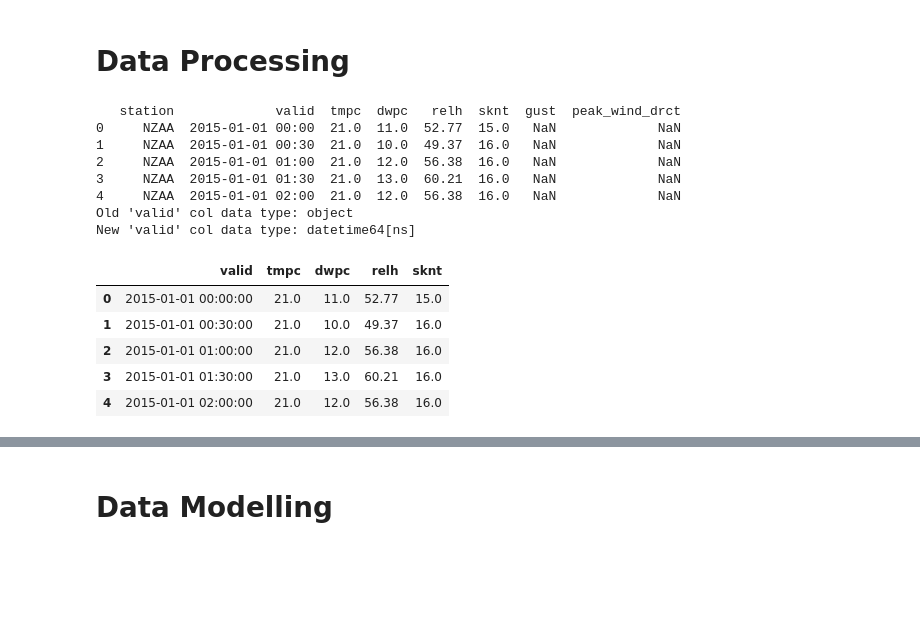
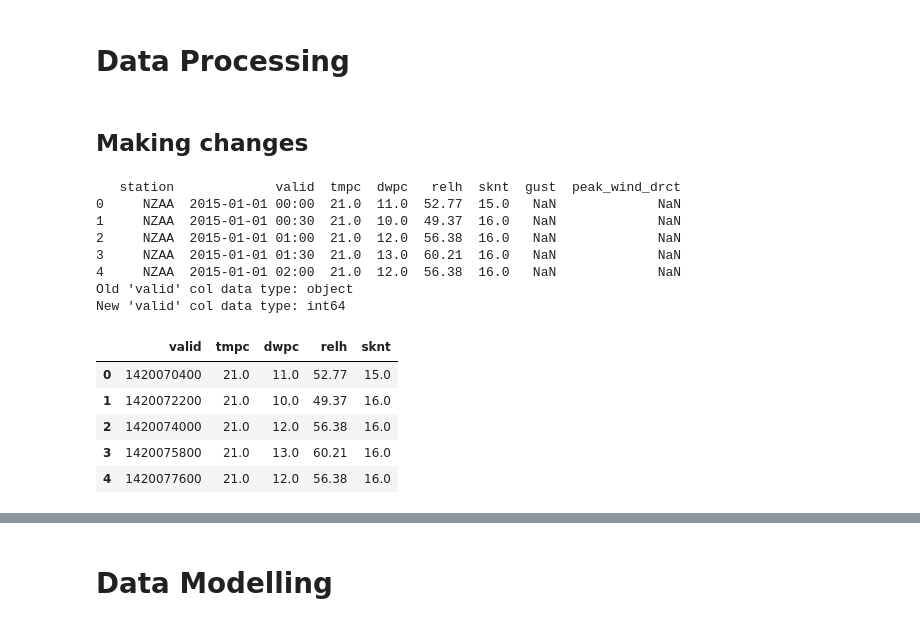
Before and after one commit to BraveNewWord/msa-phase-2, a Jupyter notebook: data-science-module/submission.ipynb, the cells around one changed output, grey strips where cells are left out. Saved outputs shown, nothing was run; the diff lists cells and outputs as text; code cells hidden in the pictures; blank space fills up the shorter version.

Commit message:
Train test split dataset

```diff
--- a/data-science-module/submission.ipynb
+++ b/data-science-module/submission.ipynb
@@ -65,32 +65,35 @@ plt.show()
 All the data in the dataset appear to be collected from the same station which is NZAA. The data are collected on the dates ranging from 1/01/2015 0:00 to 30/12/2020 23:30. The the gust measurement column of the dataset is sparsely populated compared to the other measurement columns of tmpc, dwpc, relh and sknt. The peak_wind_drct column appears to have no data present in it so it was ignored in the EDA.
 # %% [markdown]
 # Data Processing
+# %% [markdown]
+## Making changes
 # %%
 # dataset.head() # Show the first five results.
 dataset = pd.read_csv("weather-data.csv")
 print(dataset.head()) # Show the first five results.
 
 # remove useless data
 dataset.drop(columns=[" station", "gust", "peak_wind_drct"], inplace=True)
 
-# convert 'valid' column data type to datetime format
+# convert 'valid' column data type to unix timestamps in int64 format
 print("Old 'valid' col data type: " + str(dataset['valid'].dtypes))
 dataset['valid'] = pd.to_datetime(dataset['valid'], format = '%Y-%m-%d %H:%M:%S', errors = 'coerce')
+dataset['valid'] = (dataset['valid'] - pd.Timestamp("1970-01-01")) // pd.Timedelta('1s')
 print("New 'valid' col data type: " + str(dataset['valid'].dtypes))
 
 dataset.head()
 # %% [output]
    station             valid  tmpc  dwpc   relh  sknt  gust  peak_wind_drct
 0     NZAA  2015-01-01 00:00  21.0  11.0  52.77  15.0   NaN             NaN
 1     NZAA  2015-01-01 00:30  21.0  10.0  49.37  16.0   NaN             NaN
 2     NZAA  2015-01-01 01:00  21.0  12.0  56.38  16.0   NaN             NaN
 3     NZAA  2015-01-01 01:30  21.0  13.0  60.21  16.0   NaN             NaN
 4     NZAA  2015-01-01 02:00  21.0  12.0  56.38  16.0   NaN             NaN
 Old 'valid' col data type: object
-New 'valid' col data type: datetime64[ns]
+New 'valid' col data type: int64
 |  | valid | tmpc | dwpc | relh | sknt |
-| 0 | 2015-01-01 00:00:00 | 21.0 | 11.0 | 52.77 | 15.0 |
-| 1 | 2015-01-01 00:30:00 | 21.0 | 10.0 | 49.37 | 16.0 |
-| 2 | 2015-01-01 01:00:00 | 21.0 | 12.0 | 56.38 | 16.0 |
-| 3 | 2015-01-01 01:30:00 | 21.0 | 13.0 | 60.21 | 16.0 |
-| 4 | 2015-01-01 02:00:00 | 21.0 | 12.0 | 56.38 | 16.0 |
+| 0 | 1420070400 | 21.0 | 11.0 | 52.77 | 15.0 |
+| 1 | 1420072200 | 21.0 | 10.0 | 49.37 | 16.0 |
+| 2 | 1420074000 | 21.0 | 12.0 | 56.38 | 16.0 |
+| 3 | 1420075800 | 21.0 | 13.0 | 60.21 | 16.0 |
+| 4 | 1420077600 | 21.0 | 12.0 | 56.38 | 16.0 |
```
Also changed, not shown: parts of 1 cell of this notebook.
